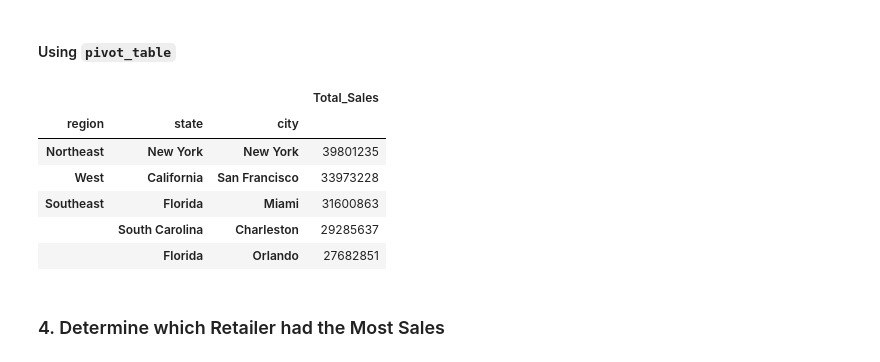
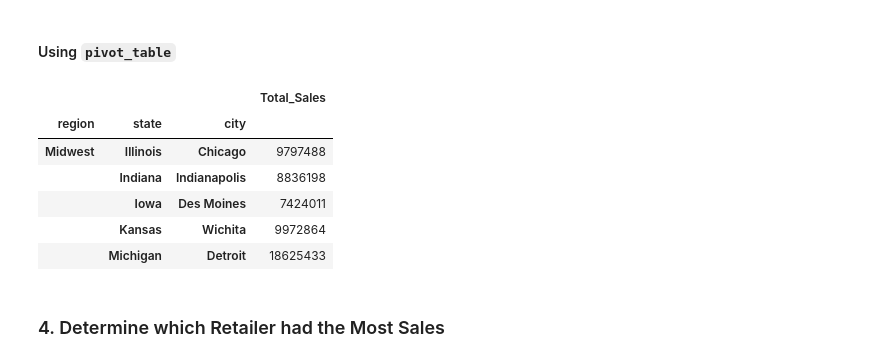
Before and after one commit to TahirPervez/athletic_sales_analysis, a Jupyter notebook: athletic_sales_analysis.ipynb, the cells around one changed output. Drawn from its saved outputs; the diff is of its cells as text; code cells hidden in the pictures.

```diff
--- a/athletic_sales_analysis.ipynb
+++ b/athletic_sales_analysis.ipynb
@@ -94,8 +94,9 @@ memory usage: 782.6+ KB
 #### Combine the sales data by rows.
 # %%
 # Combine the 2020 and 2021 sales DataFrames on the rows and reset the index.
-sales = pd.concat([sales_2020_df, sales_2021_df])
-sales
+sales_df = pd.concat([sales_2020_df, sales_2021_df])
+sales_df.reset_index(inplace=True, drop=True)
+sales_df
 # %% [output]
 |  | retailer | retailer_id | invoice_date | region | state | city | product | price_per_unit | units_sold | ... |
 | 0 | Foot Locker | 1185732 | 1/1/20 | Northeast | New York | New York | Men's Street Footwear | 50 | 1200 | ... |
@@ -153,7 +170,8 @@ memory usage: 979.4+ KB
 # %%
 # Convert the "invoice_date" to a datetime datatype
-sales["invoice_date"] = sales["invoice_date"].astype("datetime64[ns]")
-sales
+# sales["invoice_date"] = sales["invoice_date"].astype("datetime64[ns]")
+sales_df["invoice_date"] = pd.to_datetime(sales_df["invoice_date"], format='mixed', dayfirst=False)
+sales_df
 # %% [output]
 |  | retailer | retailer_id | invoice_date | region | state | city | product | price_per_unit | units_sold | ... |
 | 0 | Foot Locker | 1185732 | 2020-01-01 | Northeast | New York | New York | Men's Street Footwear | 50 | 1200 | ... |
@@ -252,20 +290,26 @@ grouped_regions.head()
 #### Using `pivot_table`
 # %%
 # Show the total sales for the products sold for each region, state, and city.
-
+regions_pivot_totalsales = pd.pivot_table(sales_df,
+                               values='total_sales',
+                               index=['region', 'state', 'city'],
+                               aggfunc='sum')
 
 # Optional: Rename the "total_sales" column to "Total Sales"
-
+regions_pivot_totalsales.rename(columns={
+    "total_sales" : "Total_Sales"
+}, inplace=True)
 
 # Show the top 5 results.
+regions_pivot_totalsales.head()
 # %% [output]
 |  |  |  | Total_Sales |
 | region | state | city |  |
-| Northeast | New York | New York | 39801235 |
-| West | California | San Francisco | 33973228 |
-| Southeast | Florida | Miami | 31600863 |
-|  | South Carolina | Charleston | 29285637 |
-|  | Florida | Orlando | 27682851 |
+| Midwest | Illinois | Chicago | 9797488 |
+|  | Indiana | Indianapolis | 8836198 |
+|  | Iowa | Des Moines | 7424011 |
+|  | Kansas | Wichita | 9972864 |
+|  | Michigan | Detroit | 18625433 |
 # %% [markdown]
 ### 4. Determine which Retailer had the Most Sales
 # %% [markdown]
```
Also changed, not shown: parts of 10 cells of this notebook.
